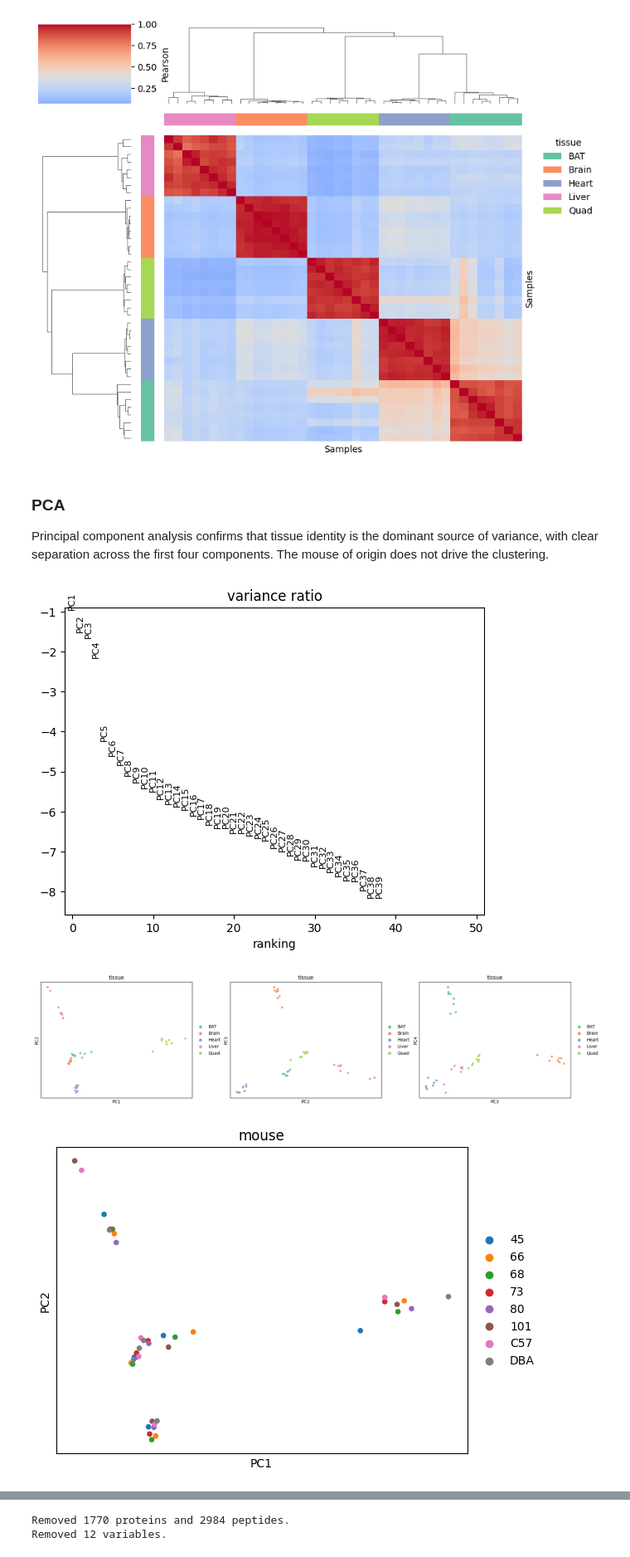
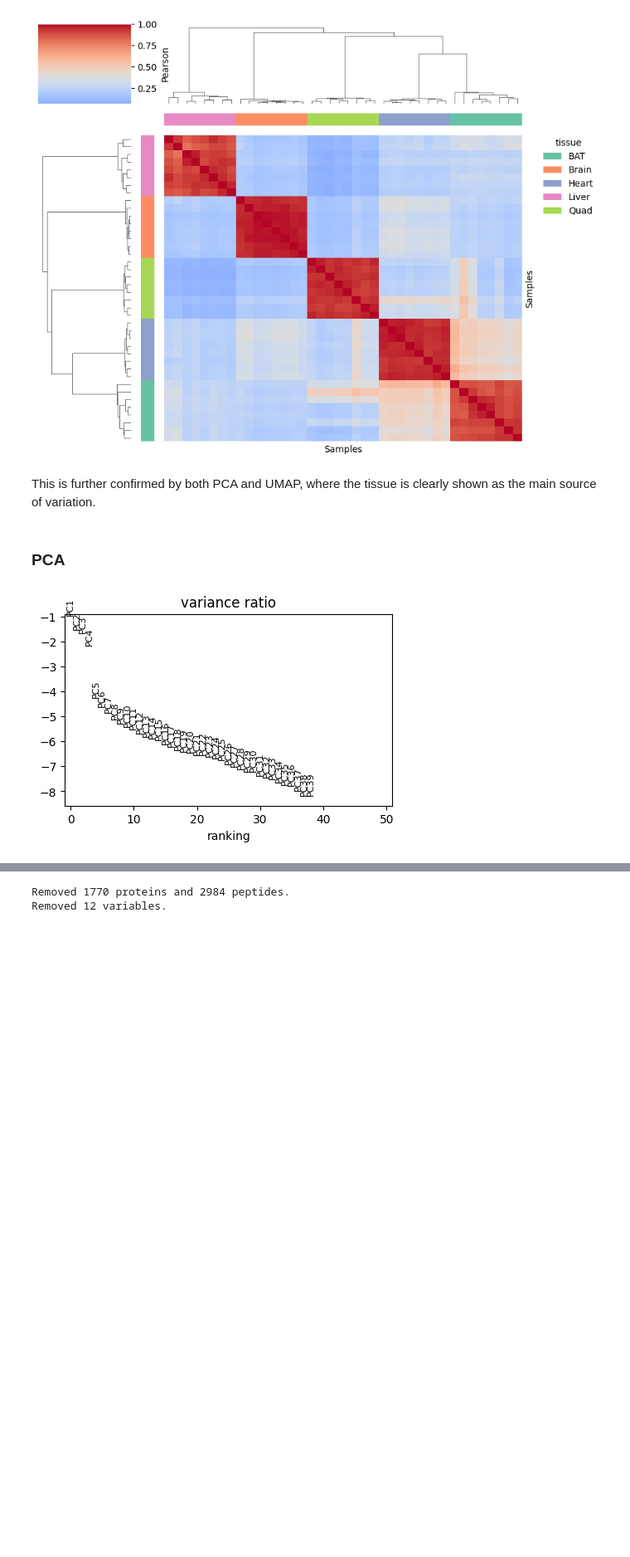
Before and after one commit to UKHD-NP/proteopy, a Jupyter notebook: docs/tutorials/proteoform-inference_bludau-2021_reproduction.ipynb, the cells around one changed output, grey strips where cells are left out. Shown at 83% size. Saved outputs shown, nothing was run; the diff lists cells and outputs as text; code cells hidden in the pictures; blank space fills up the shorter version.

```diff
--- a/docs/tutorials/proteoform-inference_bludau-2021_reproduction.ipynb
+++ b/docs/tutorials/proteoform-inference_bludau-2021_reproduction.ipynb
@@ -97,3 +138,15 @@ adata.var.head(n=10)
+# %%
+# Tissues
+n_tissues = adata.obs["tissue"].nunique()
+cmap = mpl.colormaps["Set2"]
+adata.uns["colors_tissue"] = cmap(range(n_tissues)).tolist()
+
+tissue_order = ["Brain", "BAT", "Heart", "Liver", "Quad"]
+
+# BXD mice
+n_mice = adata.obs["mouse_id"].nunique()
+cmap = mpl.colormaps["tab10"]
+adata.uns["colors_mouse_id"] = cmap(range(n_mice)).tolist()
 # %% [markdown]
 ## Quality control and preprocessing
 
@@ -120,8 +154,3 @@ Stripping modifications: 32679 peptides -> 30781 unique stripped sequences (meth
-# %%
-# Define consistent color scheme for tissues
-cmap = mpl.colormaps['Set2']
-adata.uns['colors_tissue'] = cmap(range(5)).tolist()
-tissue_order = ['Brain', 'BAT', 'Heart', 'Liver', 'Quad']
 # %%
 pr.pl.n_samples_per_category(
     adata,
@@ -155,0 +174,3 @@ pr.pl.n_proteins_per_sample(
+# %%
+irt_mask = (adata.var["protein_id"] == "iRT_protein")
+adata = adata[:, ~irt_mask]
@@ -189,28 +267,14 @@ pr.pl.sample_correlation_matrix(
 )
 # %% [output]
 [figure]
+# %% [markdown]
+This is further confirmed by both PCA and UMAP, where the tissue is clearly shown as the main source of variation.
 # %% [markdown]
 ### PCA
-
-Principal component analysis confirms that tissue identity is the dominant source of variance, with clear separation across the first four components. The mouse of origin does not drive the clustering.
 # %%
 sc.tl.pca(adata)
-sc.pl.pca_variance_ratio(adata, n_pcs=50, log=True)
-sc.pl.pca(
-    adata,
-    color=['tissue', 'tissue', 'tissue'],
-    dimensions=[(0, 1), (1, 2), (2,3)],
-    ncols=3,
-    size=90,
-    palette=adata.uns['colors_tissue'],
-    )
-sc.pl.pca(
-    adata,
-    color=['mouse'],
-    dimensions=[(0, 1)],
-    size=90,
-    )
+
+with rc_context({"figure.figsize": (5, 3)}):
+    sc.pl.pca_variance_ratio(adata, n_pcs=50, log=True)
 # %% [output]
-[figure, old version]
+[figure, new version]
-[figure, removed]
-[figure, removed]
```
Also changed, not shown: parts of 64 cells of this notebook, 1 other file.
